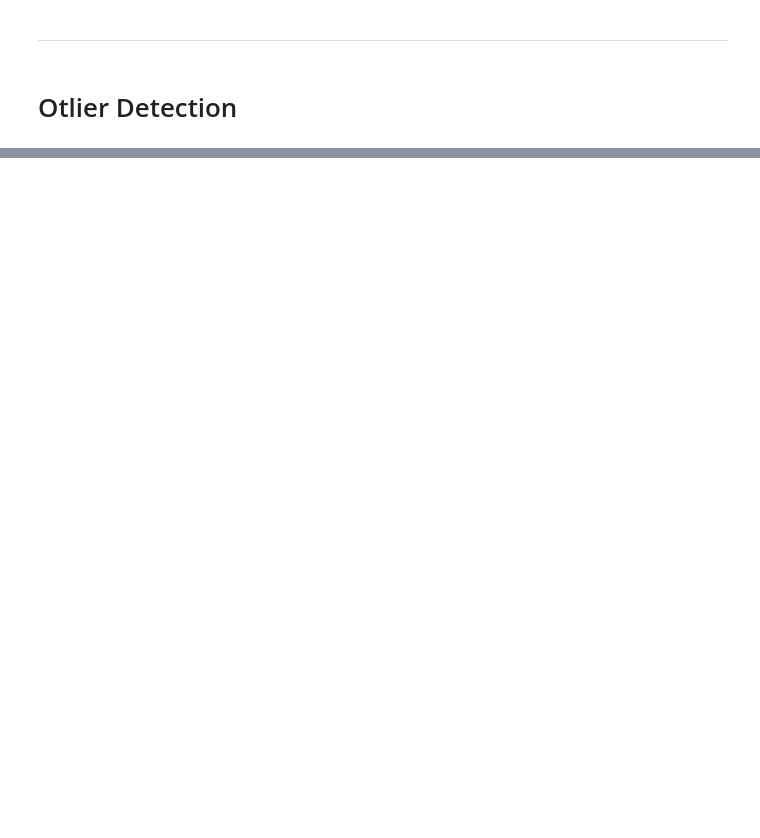
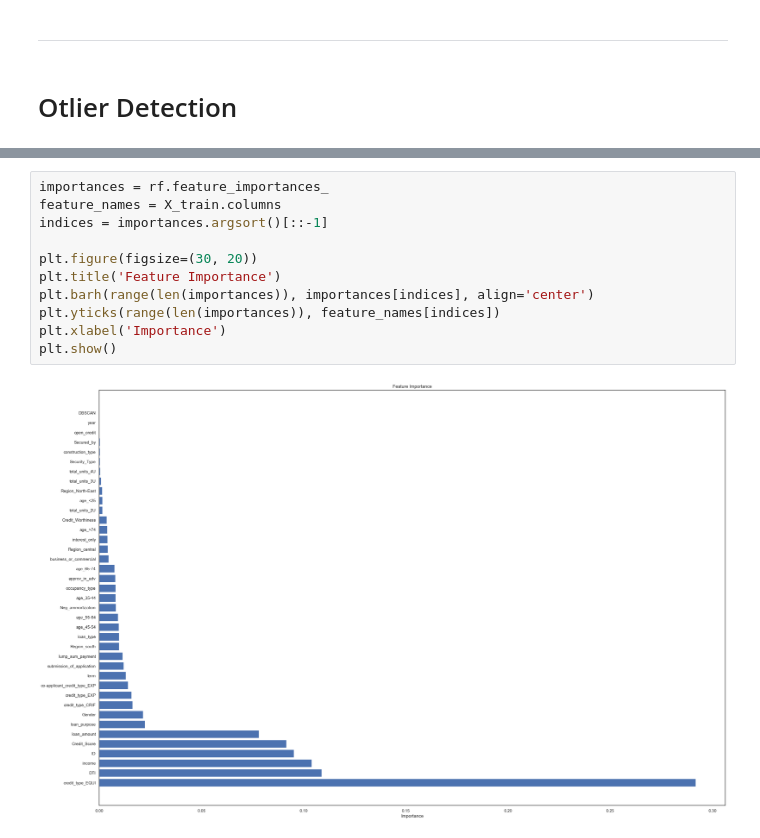
Before and after one commit to thebekhruz/predictive_modelling, a Jupyter notebook: eda/eda.ipynb, the cells around one changed output, grey strips where cells are left out. Saved outputs shown, nothing was run; the diff lists cells and outputs as text; blank space fills up the shorter version.

```diff
--- a/eda/eda.ipynb
+++ b/eda/eda.ipynb
@@ -847,0 +934,13 @@ Columns that are not normally distributed: ['ID', 'Gender', 'approv_in_adv', 'lo
+# %%
+importances = rf.feature_importances_
+feature_names = X_train.columns
+indices = importances.argsort()[::-1]
+
+plt.figure(figsize=(30, 20))
+plt.title('Feature Importance')
+plt.barh(range(len(importances)), importances[indices], align='center')
+plt.yticks(range(len(importances)), feature_names[indices])
+plt.xlabel('Importance')
+plt.show()
+# %% [output]
+[figure, added]
```
Also changed, not shown: parts of 28 cells of this notebook.
